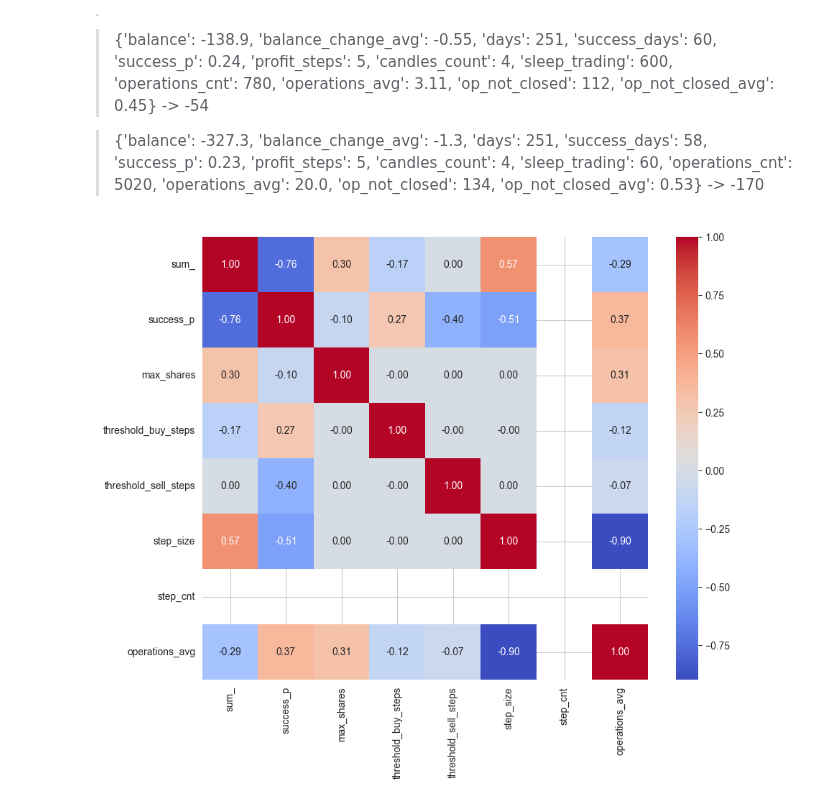
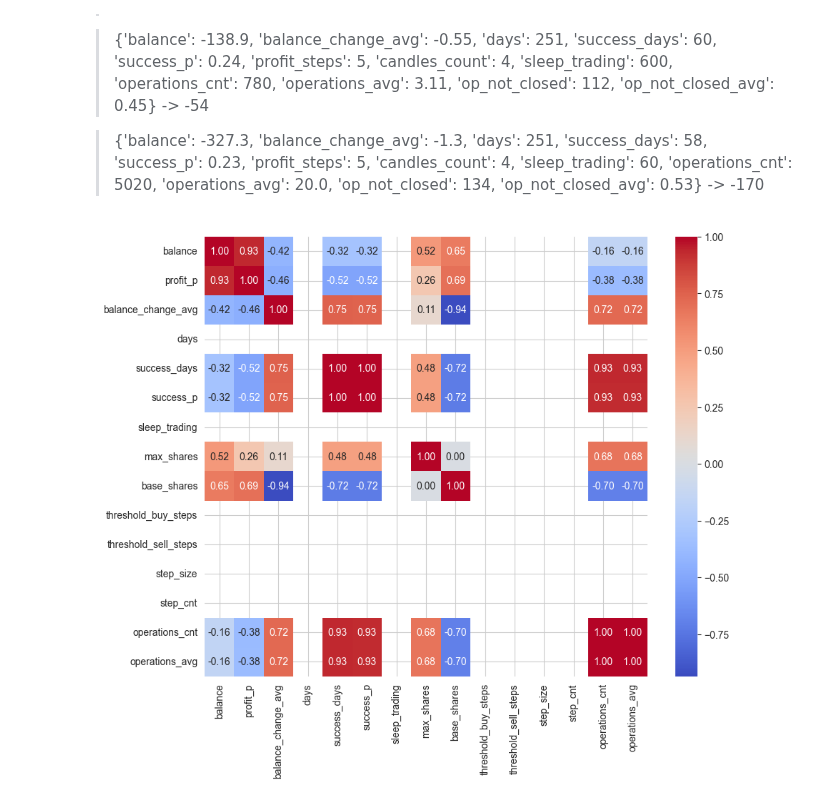
Before and after one commit to sapozhkov/fin, a Jupyter notebook: t_year_m.ipynb, the cells around one changed output. Cells and saved outputs as stored; diff of their text form; code cells hidden in the pictures.

```diff
--- a/t_year_m.ipynb
+++ b/t_year_m.ipynb
@@ -36,16 +36,22 @@ max_workers = 4  # N
 # ]
 
 test_params = [
-    (max_shares, threshold_b_n, threshold_s_n, step_size, step_cnt, sleep_t)
-    for max_shares in [3]
-    for threshold_b_n in [3]
-    for threshold_s_n in [0]
-    for step_size in [1]
+    (max_shares, base_shares, threshold_b_n, step_size, step_cnt)
+    for max_shares in [8, 10, 13, 15, 17, 20]
+    for base_shares in [None, 8, 10, 13, 15, 17, 20]
+    for threshold_b_n in [4]
+    for step_size in [.5, .7, 1, 1.2, 1.5]
     for step_cnt in [3]
-    for sleep_t in [1*60]
 ]
 
-def run_test(max_shares, threshold_b_n, threshold_s_n, step_size, step_cnt, sleep_t):
+def run_test(max_shares, base_shares, threshold_b_n, step_size, step_cnt):
+
+    if threshold_b_n <= step_cnt:
+        return None
+
+    if not base_shares is None and base_shares > max_shares:
+        return None
+
     test_alg_ = TestAlgorithm(TOKEN, TICKER, FIGI, False)
     result = test_alg_.test(
         last_test_date='2024-03-15',
@@ -55,16 +61,16 @@ def run_test(max_shares, threshold_b_n, threshold_s_n, step_size, step_cnt, slee
         end_time='15:29',  # 18:29
 
         max_shares=max_shares,
-        # base_shares=3,
+        base_shares=base_shares,
         threshold_buy_steps=threshold_b_n,
-        threshold_sell_steps=threshold_s_n,
+        threshold_sell_steps=0,
         step_size=step_size,
         step_cnt=step_cnt,
 
         # quit_on_balance_up_percent=2,
         # quit_on_balance_down_percent=1,
 
-        sleep_trading=sleep_t,
+        sleep_trading=1*60,
     )
     return result
 
@@ -81,7 +87,8 @@ with ThreadPoolExecutor(max_workers=max_workers) as executor:
         params = future_to_params[future]
         try:
             res = future.result()
-            results.append(res)
+            if res:
+                results.append(res)
             progress.update_progress()
         except Exception as exc:
             print(f'Generated an exception: {exc} for params: {params}')
@@ -102,4 +107,8 @@ for item in sorted_results:
 # %%
+# Вывод результатов или их дальнейшая обработка
+sorted_results = sorted(results, key=lambda x: x['success_days'], reverse=True)
+
+print()
 for item in sorted_results:
     print(item)
 # %% [output]
@@ -226,24 +251,24 @@ filtered_data = [
 # %%
 import pandas as pd
 
 # Предположим, что data - это ваш список объектов
-data = filtered_data
+data = sorted_results
 
 # Преобразование списка словарей в DataFrame
 df = pd.DataFrame(data)
 
 # Вычисление таблицы корреляции
 correlation_matrix = df.corr()
 
 # Вывод таблицы корреляции
 # print(correlation_matrix)
 
 # Для более наглядного отображения можно использовать seaborn
 import seaborn as sns
 import matplotlib.pyplot as plt
 
 plt.figure(figsize=(10, 8))
 sns.heatmap(correlation_matrix, annot=True, cmap='coolwarm', fmt=".2f")
 plt.show()
 # %% [output]
-[figure, old version]
+[figure, new version]
```
Also changed, not shown: parts of 2 cells of this notebook, 2 other files.
